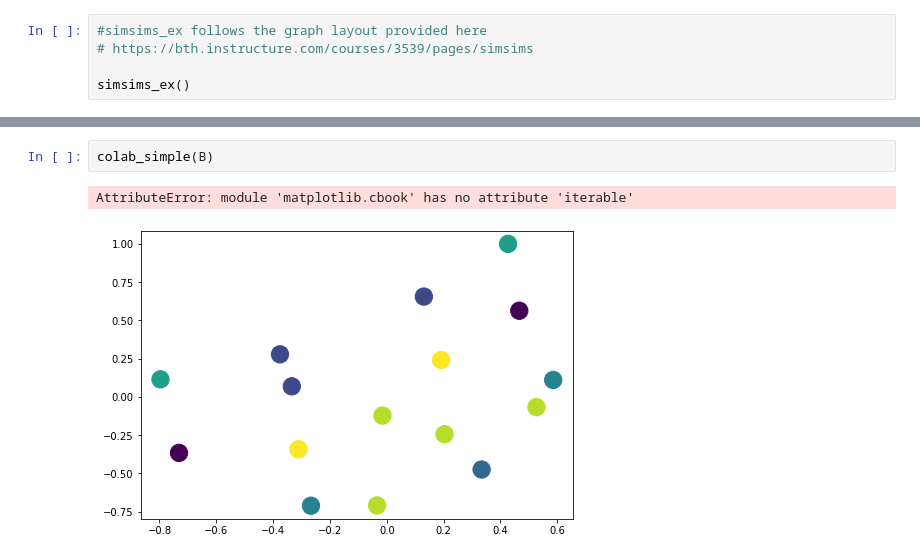
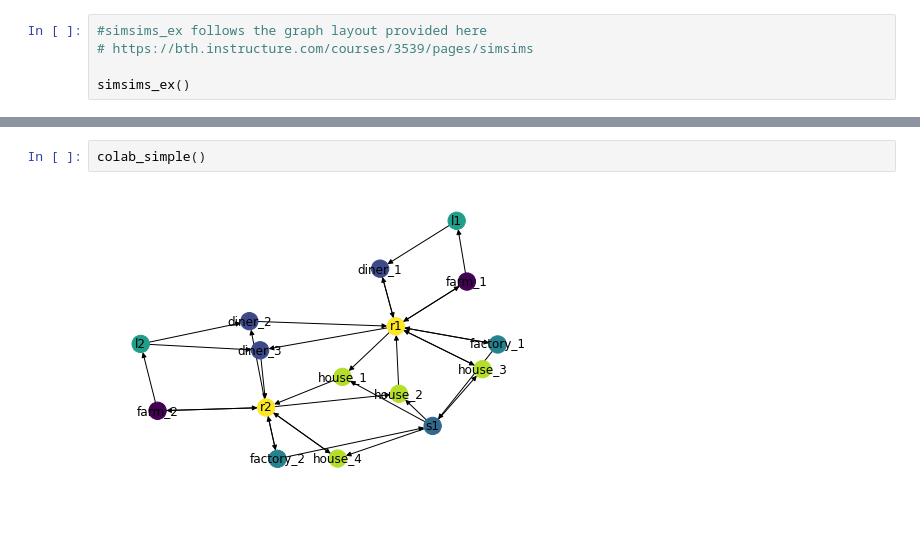
Before and after one commit to AlbertFlorinus/Petrinet, a Jupyter notebook: nxPetrinet.ipynb, the cells around one changed output, grey strips where cells are left out. Saved outputs shown, nothing was run; the diff lists cells and outputs as text; blank space fills up the shorter version.

```diff
--- a/nxPetrinet.ipynb
+++ b/nxPetrinet.ipynb
@@ -93,5 +94,4 @@ AttributeError: module 'matplotlib.cbook' has no attribute 'iterable'
 # %%
-colab_simple(B)
+colab_simple()
 # %% [output]
-AttributeError: module 'matplotlib.cbook' has no attribute 'iterable'
-[figure, old version]
+[figure, new version]
```
Also changed, not shown: parts of 7 cells of this notebook.
